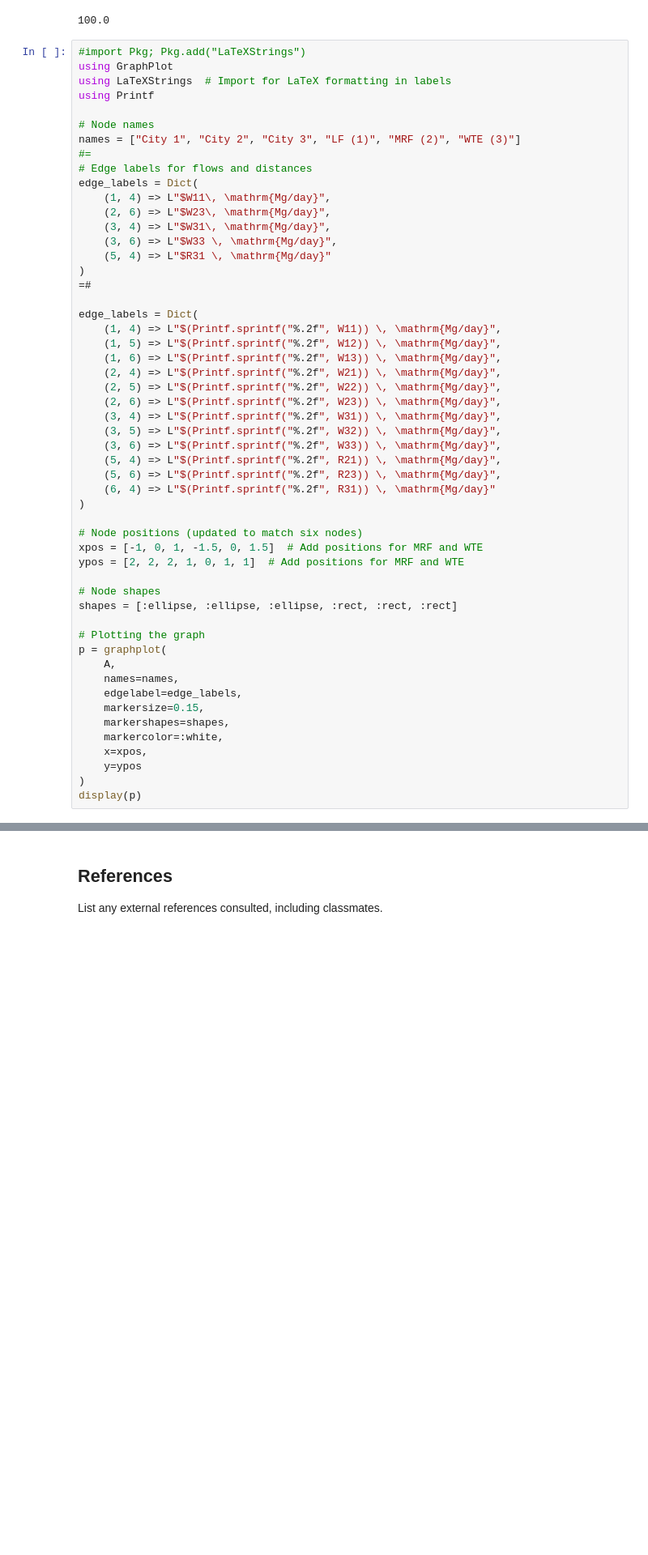
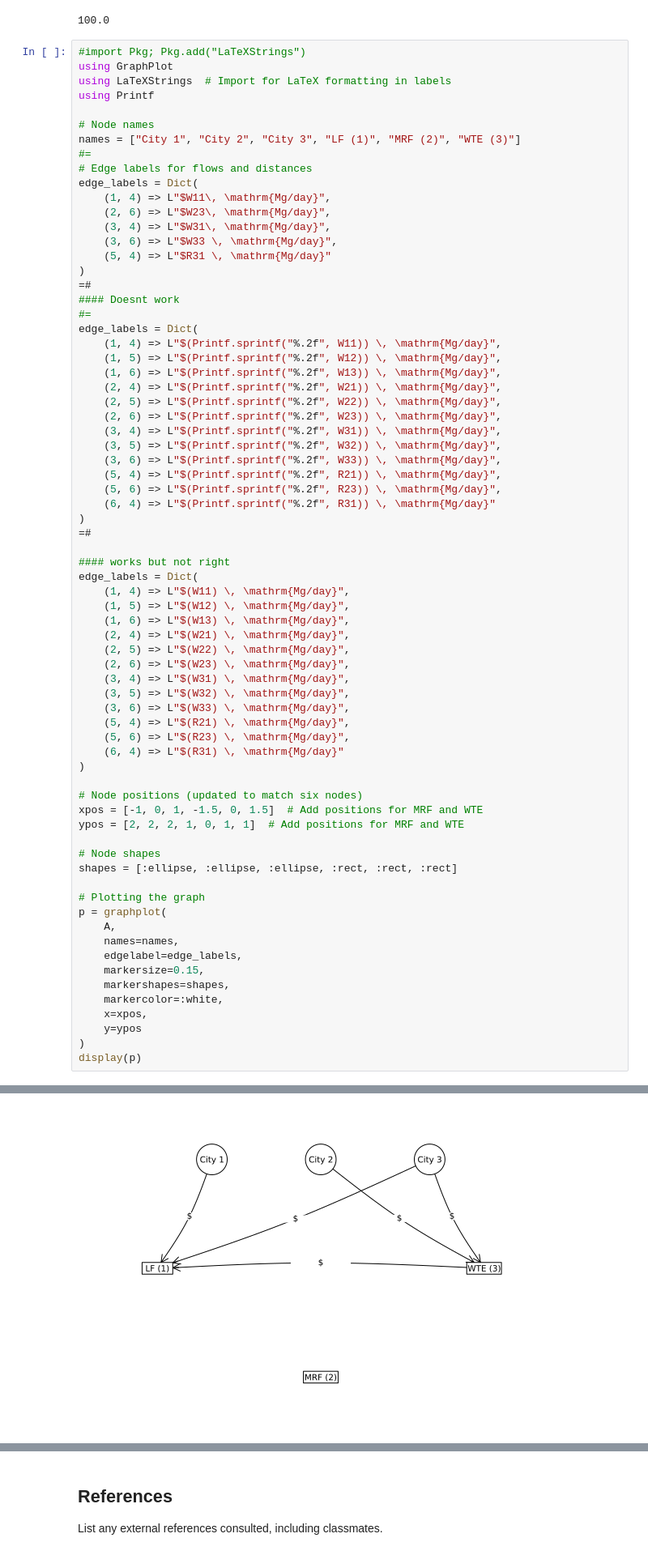
Before and after one commit to BEE4750-FA24/hw5-last-3-brain-cells-1, a Jupyter notebook: hw05.ipynb, the cells around one changed output, grey strips where cells are left out. Shown at 81% size. Cells and saved outputs as stored; diff of their text form; blank space fills up the shorter version.

```diff
--- a/hw05.ipynb
+++ b/hw05.ipynb
@@ -308,7 +308,8 @@ edge_labels = Dict(
     (5, 4) => L"$R31 \, \mathrm{Mg/day}"
 )
 =#
-
+#### Doesnt work
+#=
 edge_labels = Dict(
     (1, 4) => L"$(Printf.sprintf("%.2f", W11)) \, \mathrm{Mg/day}",
     (1, 5) => L"$(Printf.sprintf("%.2f", W12)) \, \mathrm{Mg/day}",
@@ -322,6 +323,23 @@ edge_labels = Dict(
     (5, 4) => L"$(Printf.sprintf("%.2f", R21)) \, \mathrm{Mg/day}",
     (5, 6) => L"$(Printf.sprintf("%.2f", R23)) \, \mathrm{Mg/day}",
     (6, 4) => L"$(Printf.sprintf("%.2f", R31)) \, \mathrm{Mg/day}"
+)
+=#
+
+#### works but not right
+edge_labels = Dict(
+    (1, 4) => L"$(W11) \, \mathrm{Mg/day}",
+    (1, 5) => L"$(W12) \, \mathrm{Mg/day}",
+    (1, 6) => L"$(W13) \, \mathrm{Mg/day}",
+    (2, 4) => L"$(W21) \, \mathrm{Mg/day}",
+    (2, 5) => L"$(W22) \, \mathrm{Mg/day}",
+    (2, 6) => L"$(W23) \, \mathrm{Mg/day}",
+    (3, 4) => L"$(W31) \, \mathrm{Mg/day}",
+    (3, 5) => L"$(W32) \, \mathrm{Mg/day}",
+    (3, 6) => L"$(W33) \, \mathrm{Mg/day}",
+    (5, 4) => L"$(R21) \, \mathrm{Mg/day}",
+    (5, 6) => L"$(R23) \, \mathrm{Mg/day}",
+    (6, 4) => L"$(R31) \, \mathrm{Mg/day}"
 )
 
 # Node positions (updated to match six nodes)
@@ -349,3 +365,4 @@ in expression starting at In[32]:20
+[figure, added]
 # %% [markdown]
 ### Solution ###
 
```
Also changed, not shown: parts of 1 cell of this notebook.
